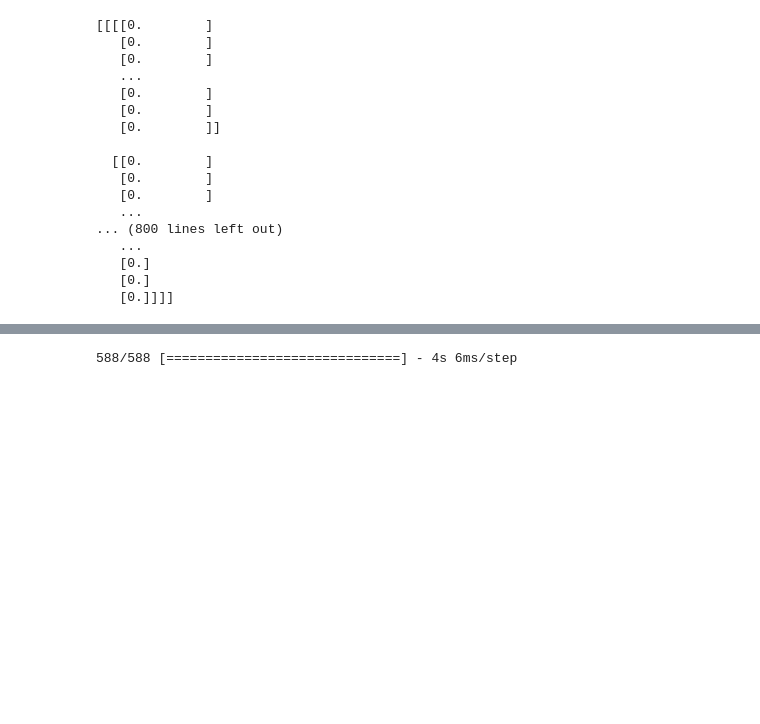
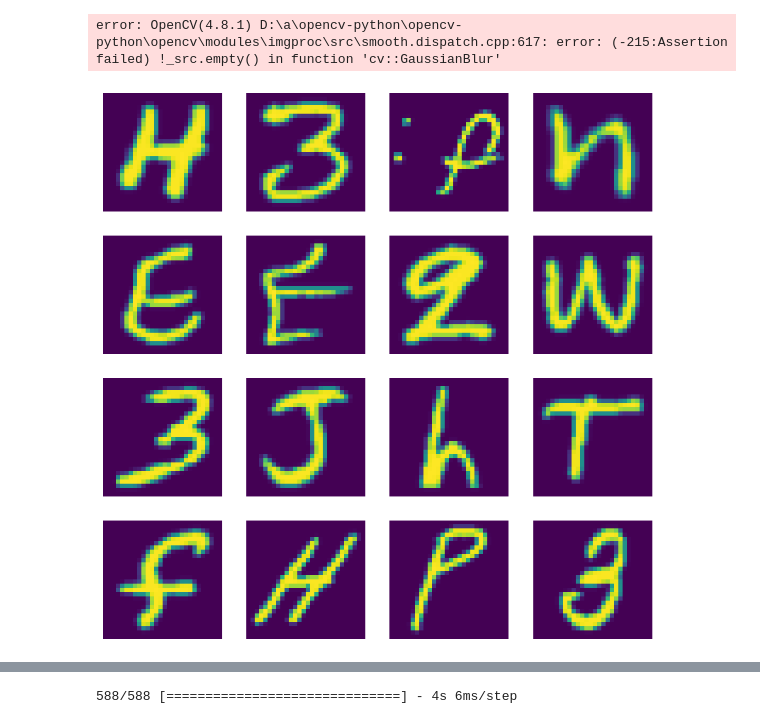
Before and after one commit to 909Ahmed/EMNIST-CNN, a Jupyter notebook: model.ipynb, the cells around one changed output, grey strips where cells are left out. Saved outputs shown, nothing was run; the diff lists cells and outputs as text; code cells hidden in the pictures; blank space fills up the shorter version.

```diff
--- a/model.ipynb
+++ b/model.ipynb
@@ -121,7 +121,7 @@ table = {
 46: 116
 }
 # %%
-img_read = cv2.imread("last.jpg", cv2.IMREAD_GRAYSCALE)
+img_read = cv2.imread("char.jpg", cv2.IMREAD_GRAYSCALE)
 img_gas = cv2.GaussianBlur (img_read, (3, 3), 3)
 img_thresh2 = cv2.adaptiveThreshold(img_gas, 255, cv2.ADAPTIVE_THRESH_GAUSSIAN_C, cv2.THRESH_BINARY, 181, 10)
 img_thresh2 = ~img_thresh2
@@ -176,6 +176,12 @@ for rect in rect_list:
   all.append(final_pic)
 # shit = all
 # all = np.array(all)
+# %% [output]
+error: OpenCV(4.8.1) D:\a\opencv-python\opencv-python\opencv\modules\imgproc\src\smooth.dispatch.cpp:617: error: (-215:Assertion failed) !_src.empty() in function 'cv::GaussianBlur'
+# %%
+X = X.reshape(-1, 28, 28)
+for i in range (112799):
+    X[i] = np.transpose(X[i], axes=None)
 # %%
 X = X/255
 X = X.reshape(-1, 28, 28, 1)
@@ -187,22 +190,10 @@ all = all.reshape(-1, 28, 28, 1)
-# %%
-print (X)
-print (X_test)
-print (all)
-# %% [output]
-[[[[0.        ]
-   [0.        ]
-   [0.        ]
-   ...
-   [0.        ]
-   [0.        ]
-   [0.        ]]
-
-  [[0.        ]
-   [0.        ]
-   [0.        ]
-   ...
-... (800 lines left out)
-   ...
-   [0.]
-   [0.]
-   [0.]]]]
+# %%
+# X = X.reshape(-1, 28, 28, 1)
+plt.figure(figsize=(10,10))
+for i in range (16):
+    plt.subplot(4, 4, i+1)
+    plt.axis('off')
+    plt.imshow(X[i + 16])
+plt.show()
+# %% [output]
+[figure, added]
```
Also changed, not shown: parts of 11 cells of this notebook, 1 other file.
